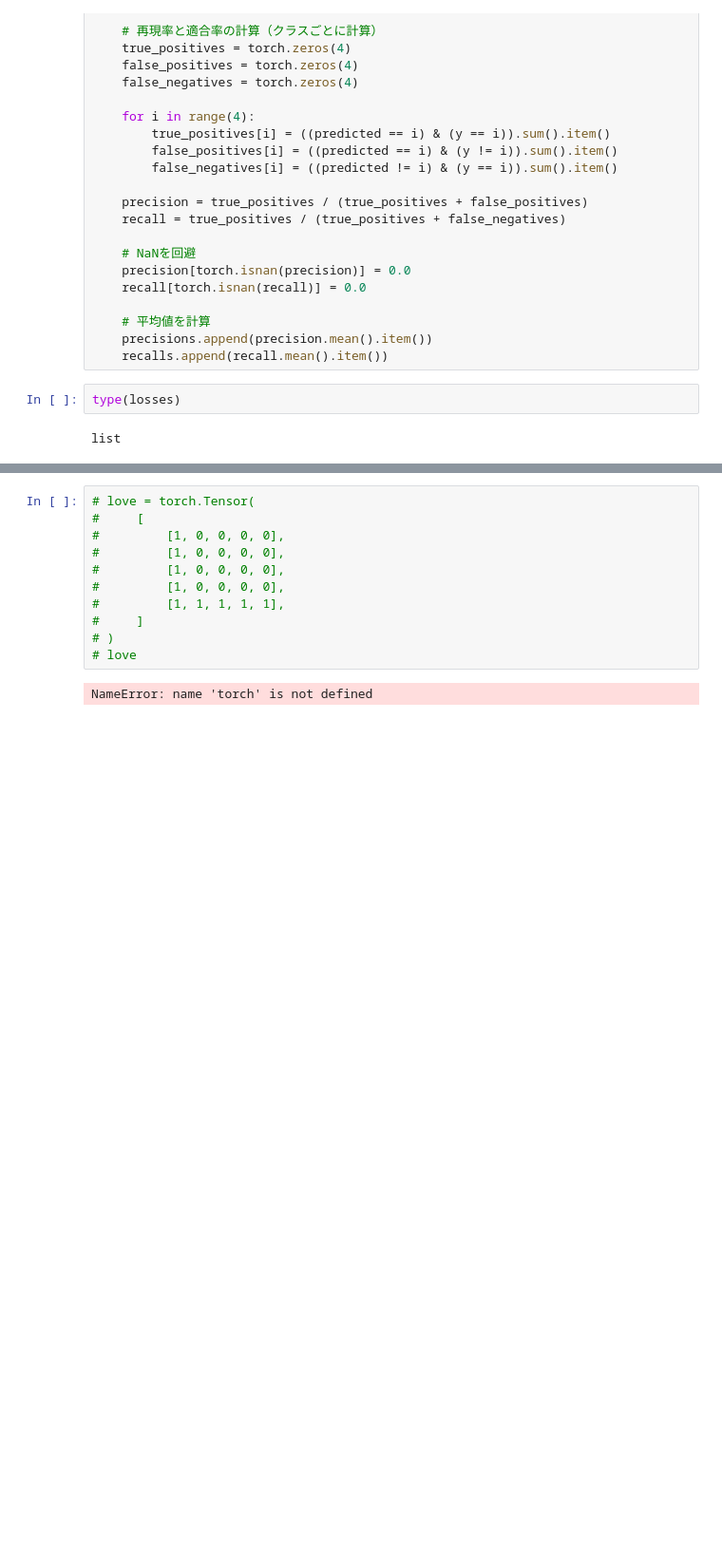
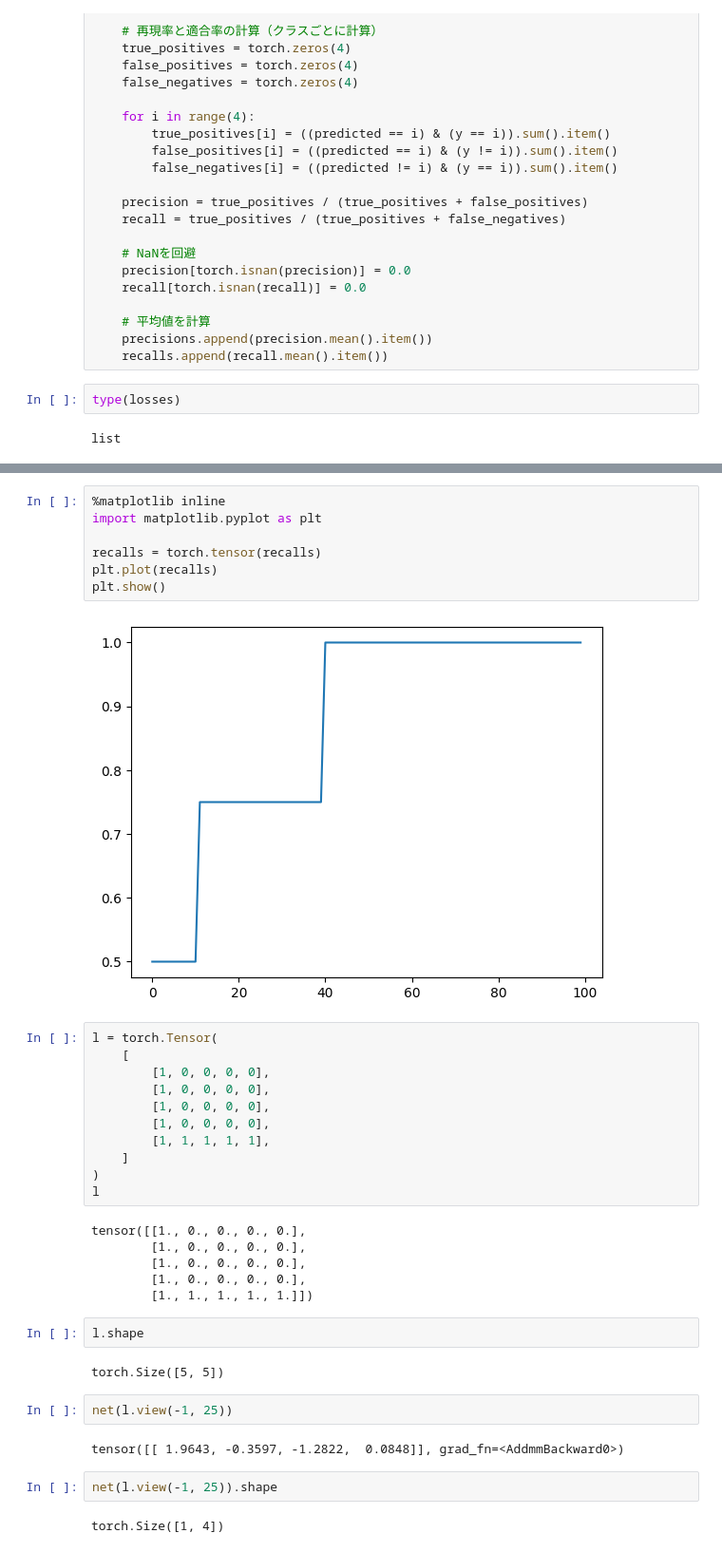
Before and after one commit to kagami-tsukimura/pytorch-deeplearning, a Jupyter notebook: 1_fnn/data.ipynb, the cells around one changed output, grey strips where cells are left out. Shown: that part at 95% size. Saved outputs shown, nothing was run; the diff lists cells and outputs as text; blank space fills up the shorter version.

```diff
--- a/1_fnn/data.ipynb
+++ b/1_fnn/data.ipynb
@@ -225,13 +233,38 @@ plt.show()
+# %%
+%matplotlib inline
+import matplotlib.pyplot as plt
+
+recalls = torch.tensor(recalls)
+plt.plot(recalls)
+plt.show()
+# %% [output]
+[figure, added]
 # %%
-# love = torch.Tensor(
-#     [
-#         [1, 0, 0, 0, 0],
-#         [1, 0, 0, 0, 0],
-#         [1, 0, 0, 0, 0],
-#         [1, 0, 0, 0, 0],
-#         [1, 1, 1, 1, 1],
-#     ]
-# )
-# love
+l = torch.Tensor(
+    [
+        [1, 0, 0, 0, 0],
+        [1, 0, 0, 0, 0],
+        [1, 0, 0, 0, 0],
+        [1, 0, 0, 0, 0],
+        [1, 1, 1, 1, 1],
+    ]
+)
+l
 # %% [output]
-NameError: name 'torch' is not defined
+tensor([[1., 0., 0., 0., 0.],
+        [1., 0., 0., 0., 0.],
+        [1., 0., 0., 0., 0.],
+        [1., 0., 0., 0., 0.],
+        [1., 1., 1., 1., 1.]])
+# %%
+l.shape
+# %% [output]
+torch.Size([5, 5])
+# %%
+net(l.view(-1, 25))
+# %% [output]
+tensor([[ 1.9643, -0.3597, -1.2822,  0.0848]], grad_fn=<AddmmBackward0>)
+# %%
+net(l.view(-1, 25)).shape
+# %% [output]
+torch.Size([1, 4])
```
Also changed, not shown: parts of 4 cells of this notebook.
